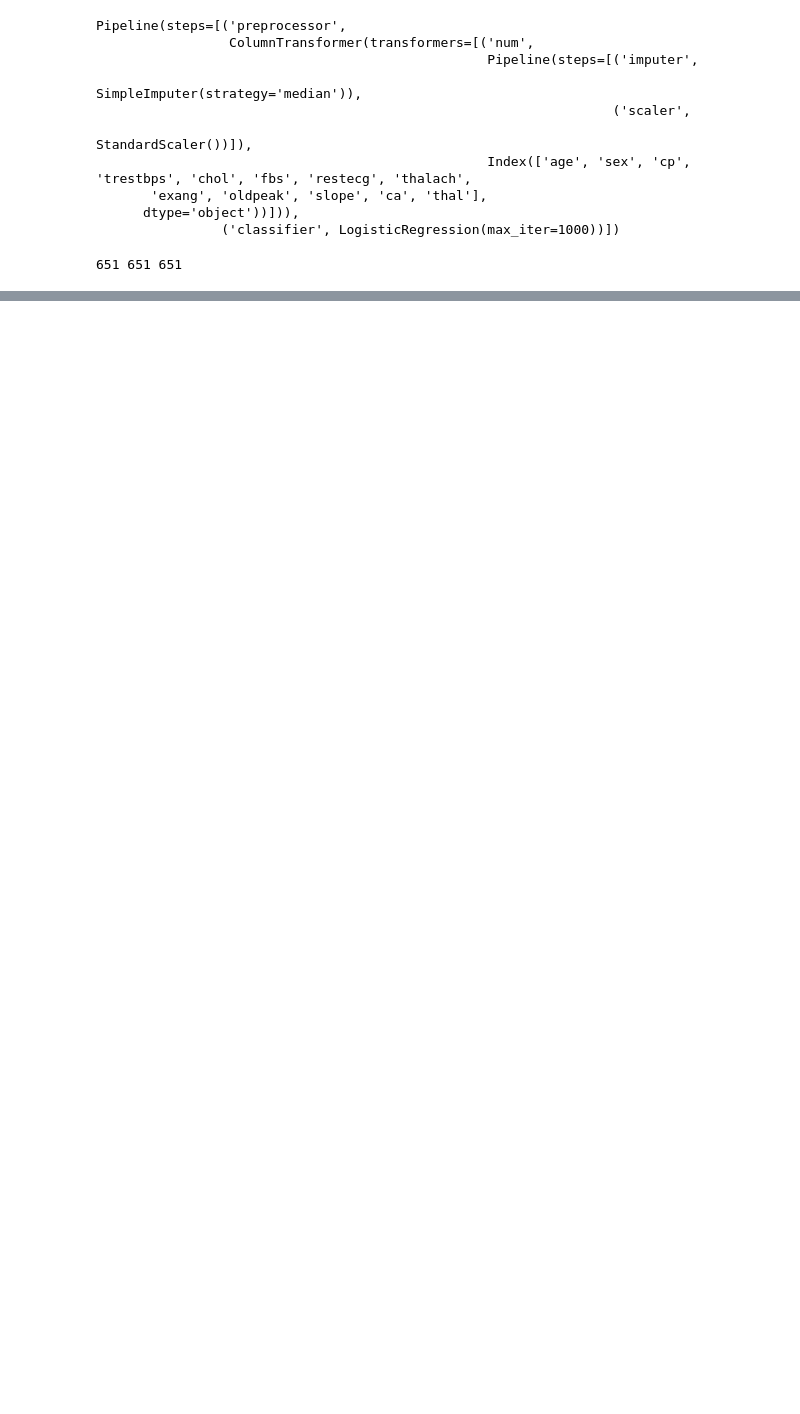
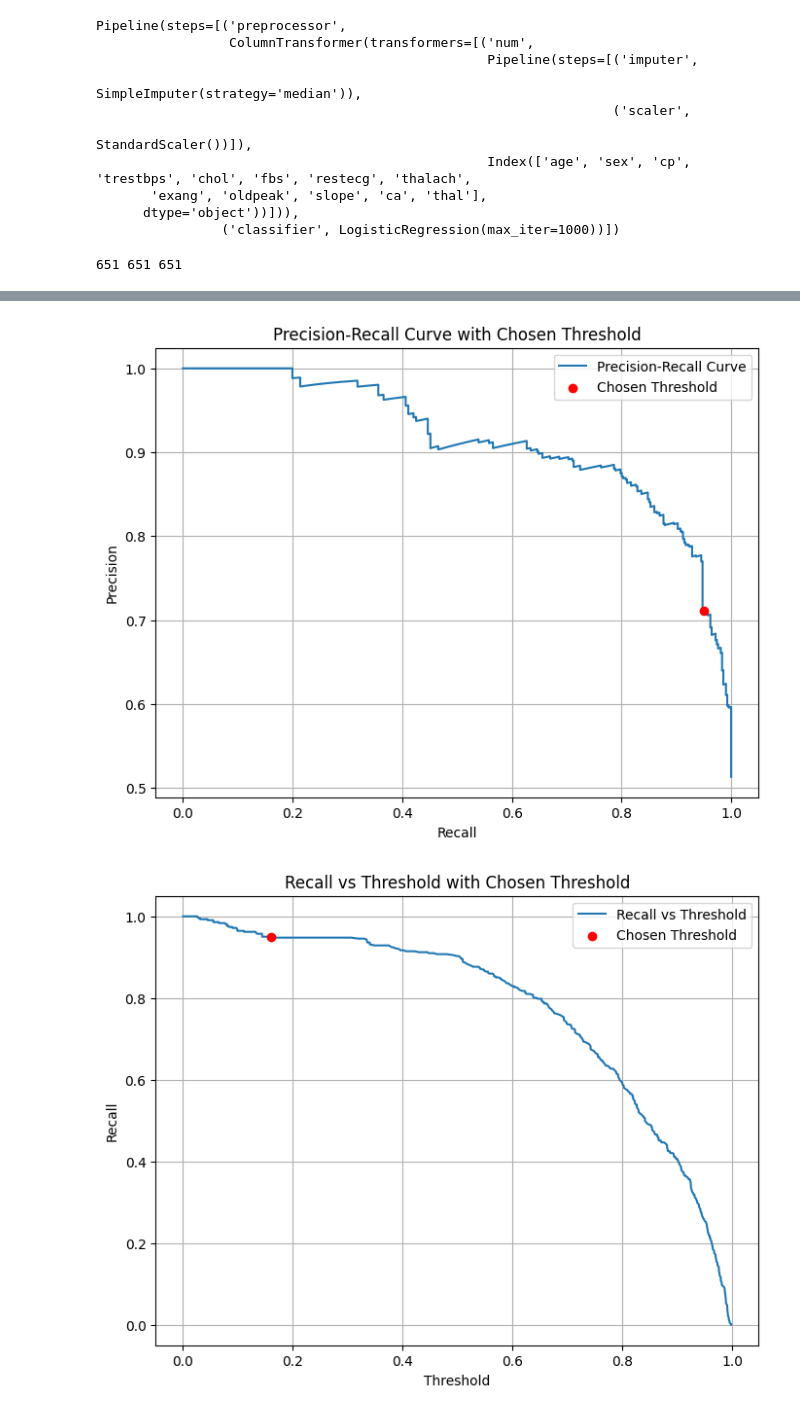
Before and after one commit to Uvlazhnitel/Credit-Card-Fraud-Detection, a Jupyter notebook: notebooks/03_threshold.ipynb, the cells around one changed output, grey strips where cells are left out. Drawn from its saved outputs; the diff is of its cells as text; code cells hidden in the pictures; blank space fills up the shorter version.

```diff
--- a/notebooks/03_threshold.ipynb
+++ b/notebooks/03_threshold.ipynb
@@ -117,0 +118,27 @@ Chosen threshold: 0.1599024386399252 using strategy: recall≥0.95 → max recal
+# %%
+#PR curve for chosen threshold
+
+plt.figure(figsize=(8, 6))
+plt.plot(recall, precision, label="Precision-Recall Curve")
+plt.scatter(metrics['recall'], metrics['precision'], color='red', label='Chosen Threshold', zorder=5)
+plt.xlabel("Recall")
+plt.ylabel("Precision")
+plt.title("Precision-Recall Curve with Chosen Threshold")
+plt.legend()
+plt.grid()
+plt.savefig(REPORTS_DIR / "pr_curve_chosen_threshold.png")
+plt.show()
+
+#Recall@FixedPRecision graph
+
+plt.figure(figsize=(8, 6))
+plt.plot(thr_ext, recall, label="Recall vs Threshold")
+plt.scatter(chosen_thr, metrics['recall'], color='red', label='Chosen Threshold', zorder=5)
+plt.xlabel("Threshold")
+plt.ylabel("Recall")
+plt.title("Recall vs Threshold with Chosen Threshold")
+plt.legend()
+plt.grid()
+# %% [output]
+[figure, added]
+[figure, added]
```
Also changed, not shown: parts of 1 cell of this notebook, 6 other files.
